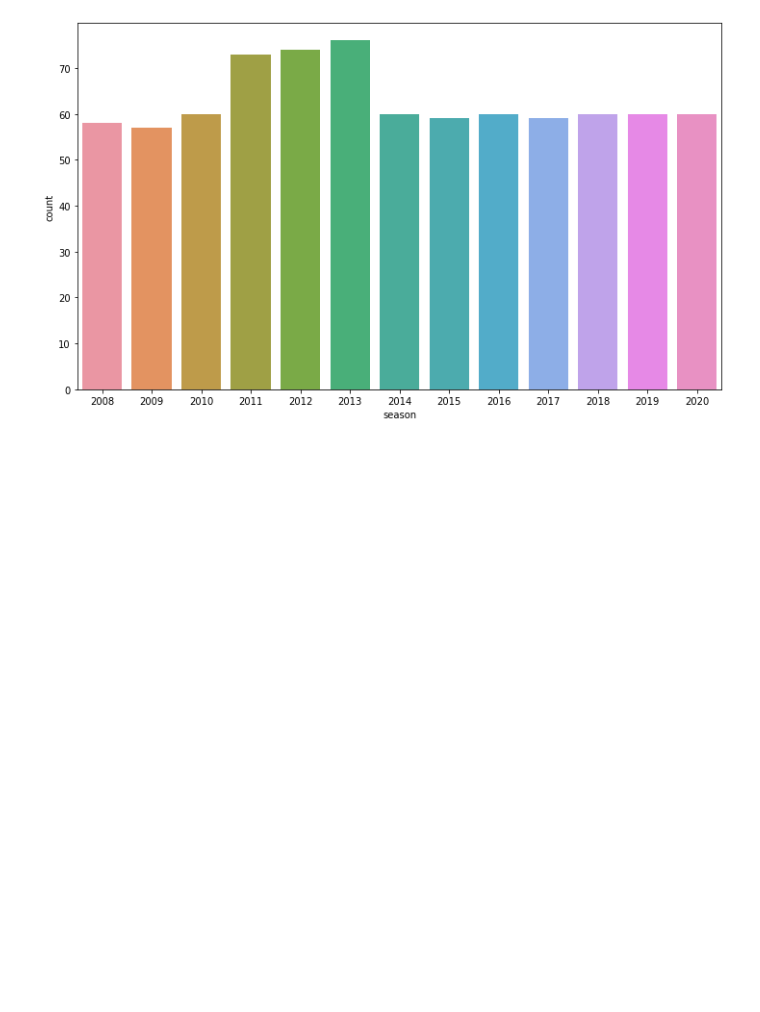
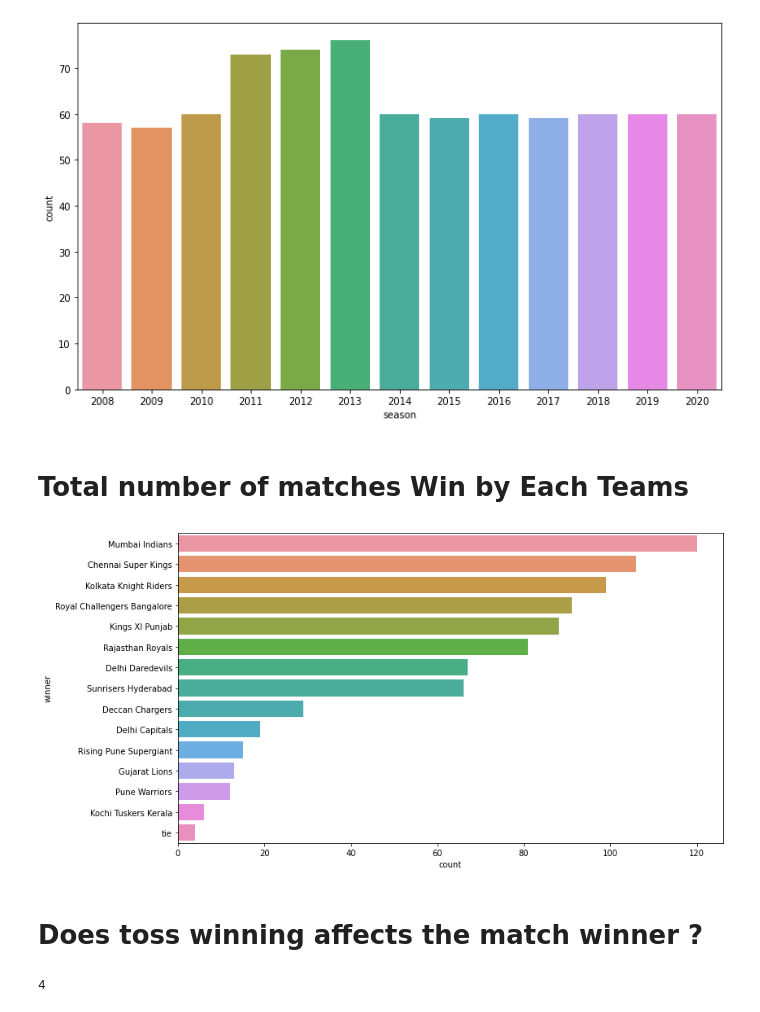
Before and after one commit to subhamyadav580/Data-Analysis-with-IPL-Dataset, a Jupyter notebook: IPL.ipynb, the cells around one changed output. Drawn from its saved outputs; the diff is of its cells as text; code cells hidden in the pictures; blank space fills up the shorter version.

```diff
--- a/IPL.ipynb
+++ b/IPL.ipynb
@@ -348,3 +353,20 @@ sns.countplot(x=matchData.season)
 plt.show()
 # %% [output]
 [figure]
+# %% [markdown]
+# **Total number of matches Win by Each Teams**
+# %%
+plt.figure(figsize=(12,7))
+sns.countplot(y=matchData.winner, order=matchData.winner.value_counts().index)
+plt.show()
+# %% [output]
+[figure, added]
+# %% [markdown]
+# **Does toss winning affects the match winner ?**
+# %%
+teams = list(matchData.toss_winner.value_counts().index)
+toss_winners = list(matchData.toss_winner.value_counts())
+match_winners = list(matchData.winner.value_counts())
+match_winners.pop(len(match_winners)-1)
+# %% [output]
+4
```
Also changed, not shown: parts of 3 cells of this notebook.
